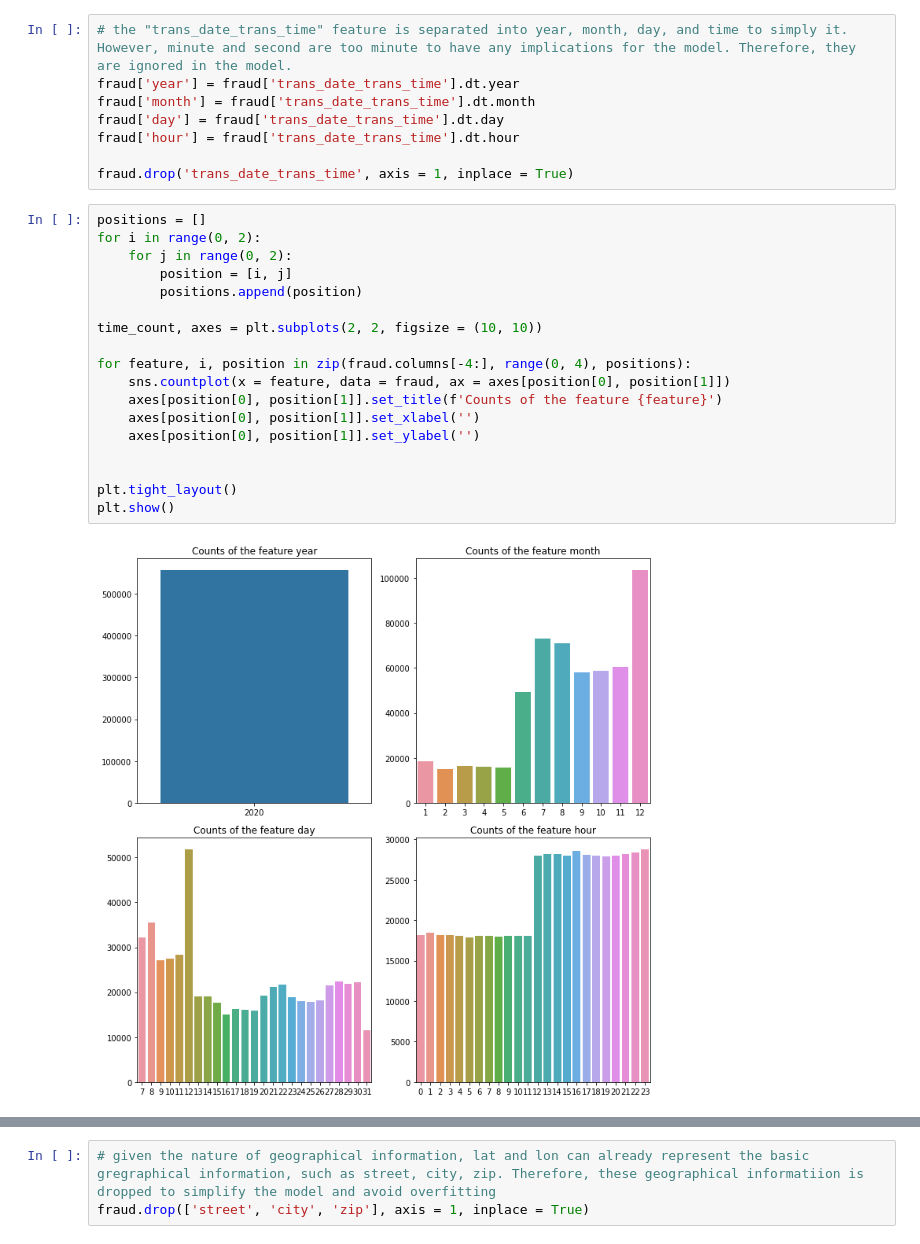
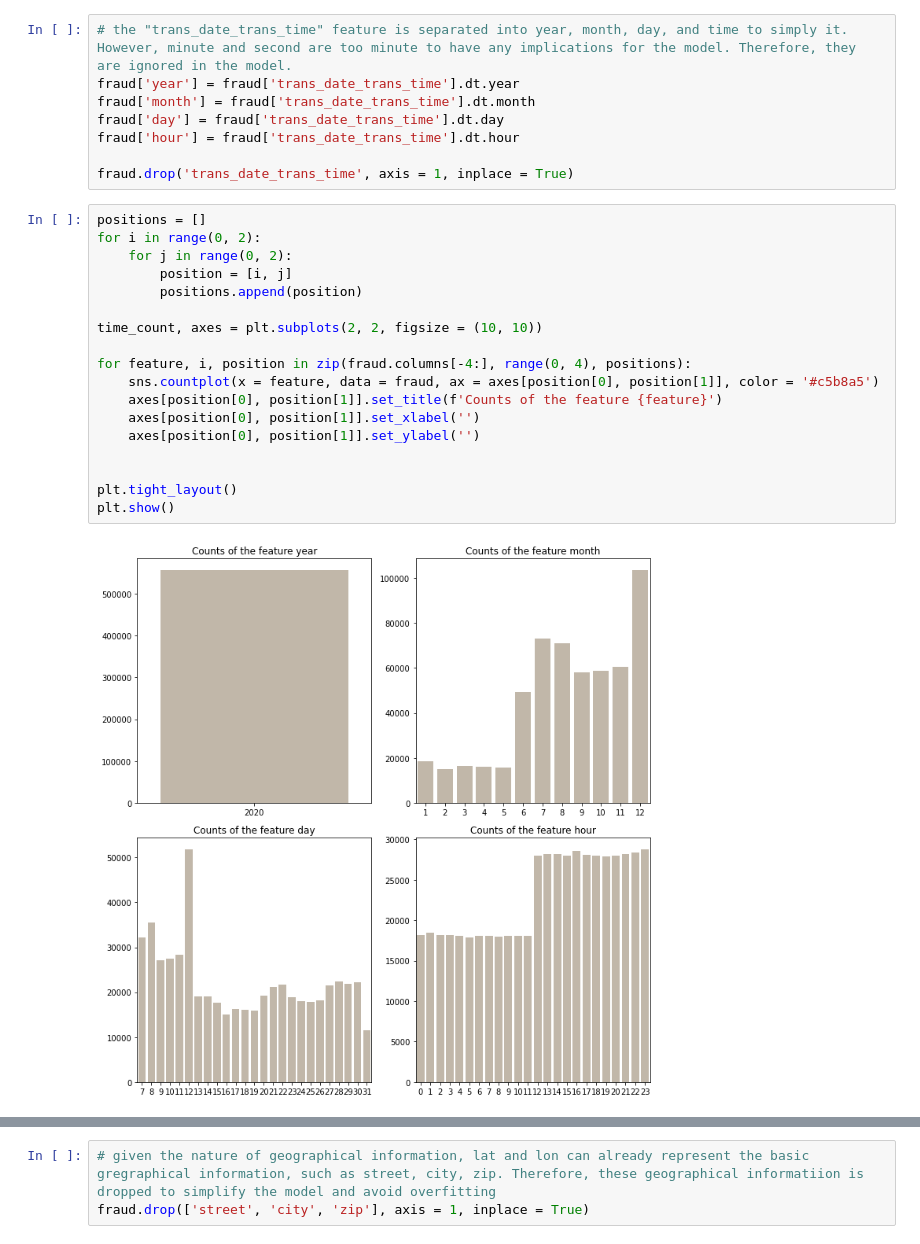
Before and after one commit to gu-chengyang/Machine-Learning, a Jupyter notebook: CreditCard_Fraud/credit_fraud_detect.ipynb, the cells around one changed output, grey strips where cells are left out. Drawn from its saved outputs; the diff is of its cells as text.

```diff
--- a/CreditCard_Fraud/credit_fraud_detect.ipynb
+++ b/CreditCard_Fraud/credit_fraud_detect.ipynb
@@ -112,23 +113,23 @@ fraud.drop('trans_date_trans_time', axis = 1, inplace = True)
 # %%
 positions = []
 for i in range(0, 2):
     for j in range(0, 2):
         position = [i, j]
         positions.append(position)
 
 time_count, axes = plt.subplots(2, 2, figsize = (10, 10))
 
 for feature, i, position in zip(fraud.columns[-4:], range(0, 4), positions):
-    sns.countplot(x = feature, data = fraud, ax = axes[position[0], position[1]])
+    sns.countplot(x = feature, data = fraud, ax = axes[position[0], position[1]], color = '#c5b8a5')
     axes[position[0], position[1]].set_title(f'Counts of the feature {feature}')
     axes[position[0], position[1]].set_xlabel('')
     axes[position[0], position[1]].set_ylabel('')
 
 
 plt.tight_layout()
 plt.show()
 # %% [output]
-[figure, old version]
+[figure, new version]
 # %%
 # according to the plots generated above, the 'year' and 'second' features only contain 1 value, which does not help the model to generalise. Therefore, they should be dropped.
 fraud.drop('year', axis = 1, inplace = True)
```
Also changed, not shown: parts of 9 cells of this notebook, 2 other files.
